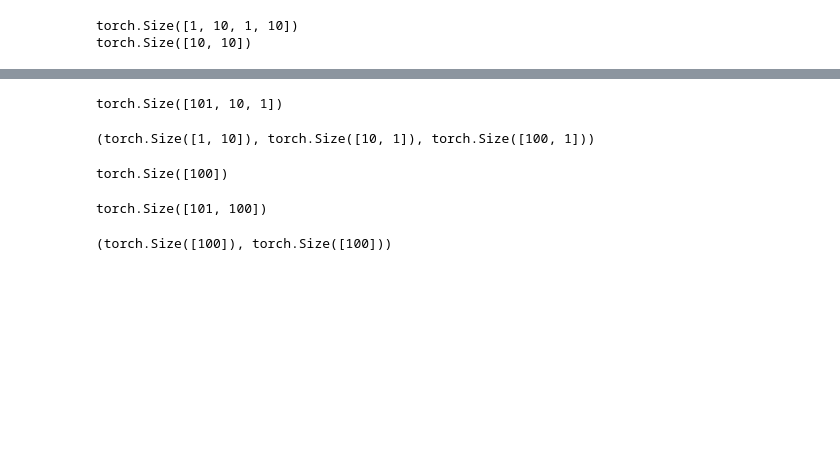
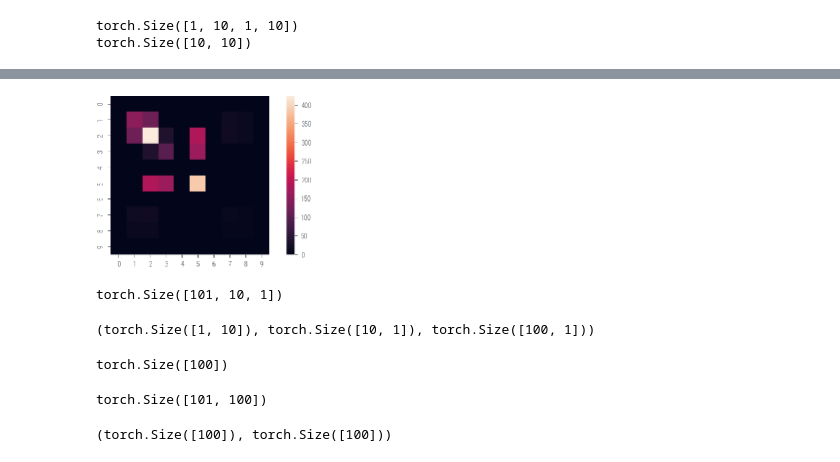
Before and after one commit to nipunbatra/pml-teaching, a Jupyter notebook: notebooks/nn-variants.ipynb, the cells around one changed output, grey strips where cells are left out. Cells and saved outputs as stored; diff of their text form; code cells hidden in the pictures; blank space fills up the shorter version.

```diff
--- a/notebooks/nn-variants.ipynb
+++ b/notebooks/nn-variants.ipynb
@@ -785,3 +790,9 @@ torch.Size([10, 10])
+# %%
+import seaborn as sns
+sns.heatmap(H.cpu().numpy())
+plt.gca().set_aspect("equal")
+# %% [output]
+[figure, added]
 # %%
 cov = torch.inverse(H)
 laplace_posterior = torch.distributions.MultivariateNormal(
```
Also changed, not shown: parts of 13 cells of this notebook.
